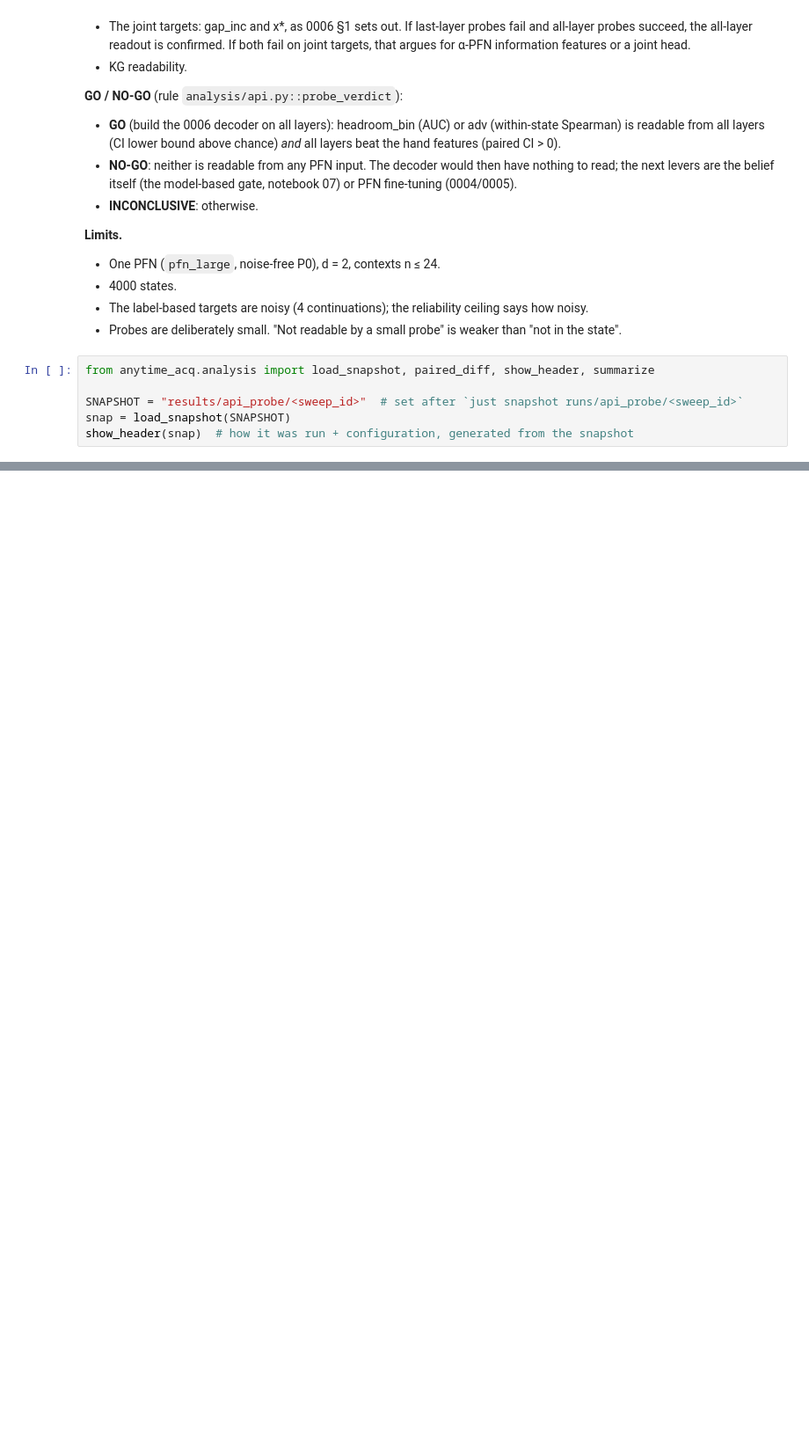
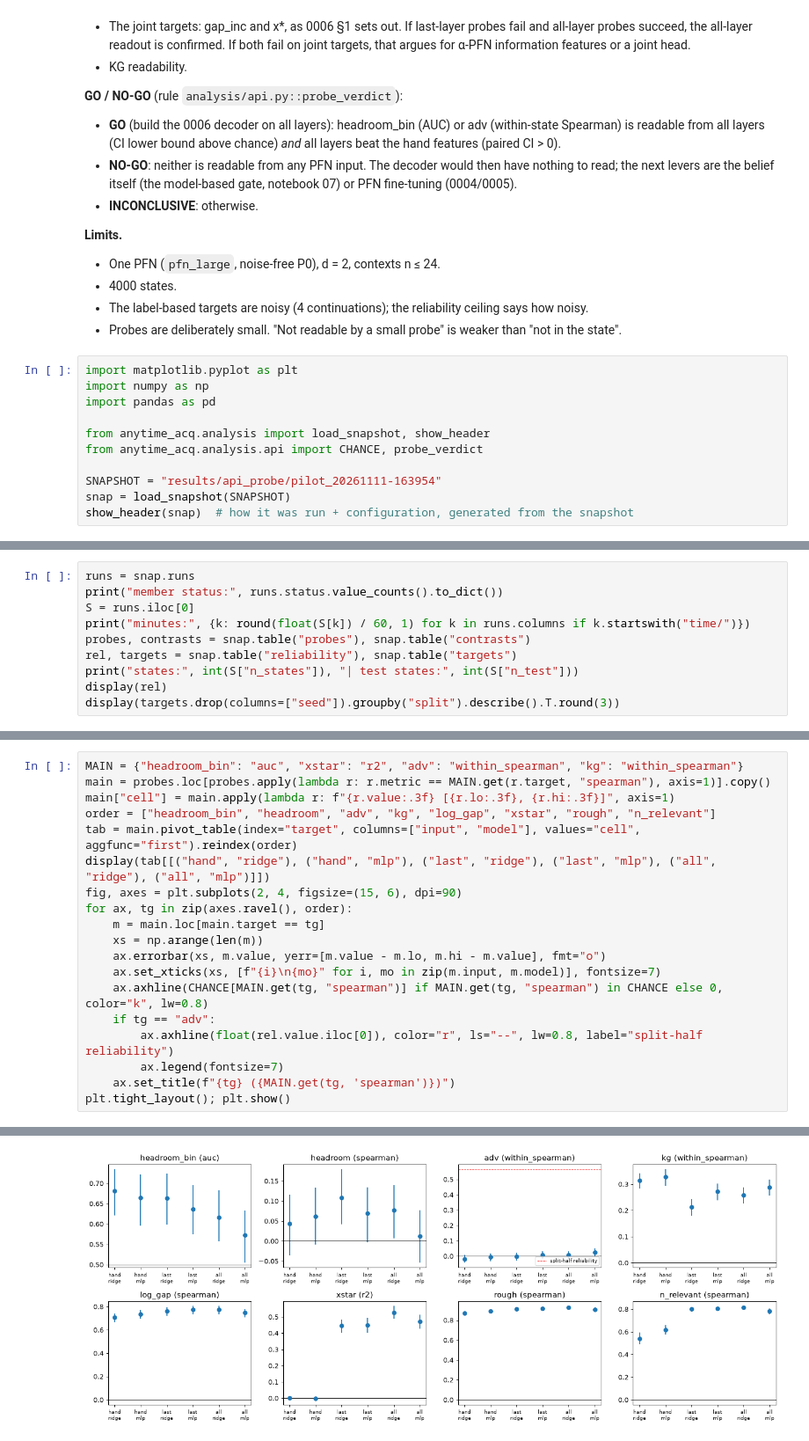
Before and after one commit to timruhkopf/anytime-acquisition, a Jupyter notebook: notebooks/08_2026-11-11_api_probe.ipynb, the cells around one changed output, grey strips where cells are left out. Shown at 88% size. Cells and saved outputs as stored; diff of their text form; blank space fills up the shorter version.

Commit message:
api_probe pilot: INCONCLUSIVE
Co-Authored-By: Claude Opus 5.5 <noreply@anthropic.com>

```diff
--- a/notebooks/08_2026-11-11_api_probe.ipynb
+++ b/notebooks/08_2026-11-11_api_probe.ipynb
@@ -47,8 +47,13 @@
 - The label-based targets are noisy (4 continuations); the reliability ceiling says how noisy.
 - Probes are deliberately small. "Not readable by a small probe" is weaker than "not in the state".
 # %%
-from anytime_acq.analysis import load_snapshot, paired_diff, show_header, summarize
+import matplotlib.pyplot as plt
+import numpy as np
+import pandas as pd
 
-SNAPSHOT = "results/api_probe/<sweep_id>"  # set after `just snapshot runs/api_probe/<sweep_id>`
+from anytime_acq.analysis import load_snapshot, show_header
+from anytime_acq.analysis.api import CHANCE, probe_verdict
+
+SNAPSHOT = "results/api_probe/pilot_20261111-163954"
 snap = load_snapshot(SNAPSHOT)
 show_header(snap)  # how it was run + configuration, generated from the snapshot
@@ -63,0 +121,10 @@ The GO / NO-GO criterion from the description, evaluated, in one line. Record it
+# %%
+runs = snap.runs
+print("member status:", runs.status.value_counts().to_dict())
+S = runs.iloc[0]
+print("minutes:", {k: round(float(S[k]) / 60, 1) for k in runs.columns if k.startswith("time/")})
+probes, contrasts = snap.table("probes"), snap.table("contrasts")
+rel, targets = snap.table("reliability"), snap.table("targets")
+print("states:", int(S["n_states"]), "| test states:", int(S["n_test"]))
+display(rel)
+display(targets.drop(columns=["seed"]).groupby("split").describe().T.round(3))
@@ -63,0 +159,20 @@ The GO / NO-GO criterion from the description, evaluated, in one line. Record it
+# %%
+MAIN = {"headroom_bin": "auc", "xstar": "r2", "adv": "within_spearman", "kg": "within_spearman"}
+main = probes.loc[probes.apply(lambda r: r.metric == MAIN.get(r.target, "spearman"), axis=1)].copy()
+main["cell"] = main.apply(lambda r: f"{r.value:.3f} [{r.lo:.3f}, {r.hi:.3f}]", axis=1)
+order = ["headroom_bin", "headroom", "adv", "kg", "log_gap", "xstar", "rough", "n_relevant"]
+tab = main.pivot_table(index="target", columns=["input", "model"], values="cell", aggfunc="first").reindex(order)
+display(tab[[("hand", "ridge"), ("hand", "mlp"), ("last", "ridge"), ("last", "mlp"), ("all", "ridge"), ("all", "mlp")]])
+fig, axes = plt.subplots(2, 4, figsize=(15, 6), dpi=90)
+for ax, tg in zip(axes.ravel(), order):
+    m = main.loc[main.target == tg]
+    xs = np.arange(len(m))
+    ax.errorbar(xs, m.value, yerr=[m.value - m.lo, m.hi - m.value], fmt="o")
+    ax.set_xticks(xs, [f"{i}\n{mo}" for i, mo in zip(m.input, m.model)], fontsize=7)
+    ax.axhline(CHANCE[MAIN.get(tg, "spearman")] if MAIN.get(tg, "spearman") in CHANCE else 0, color="k", lw=0.8)
+    if tg == "adv":
+        ax.axhline(float(rel.value.iloc[0]), color="r", ls="--", lw=0.8, label="split-half reliability")
+        ax.legend(fontsize=7)
+    ax.set_title(f"{tg} ({MAIN.get(tg, 'spearman')})")
+plt.tight_layout(); plt.show()
+# %% [output]
@@ -63,0 +190 @@ The GO / NO-GO criterion from the description, evaluated, in one line. Record it
+[figure, added]
```
Also changed, not shown: parts of 14 cells of this notebook, 13 other files.
